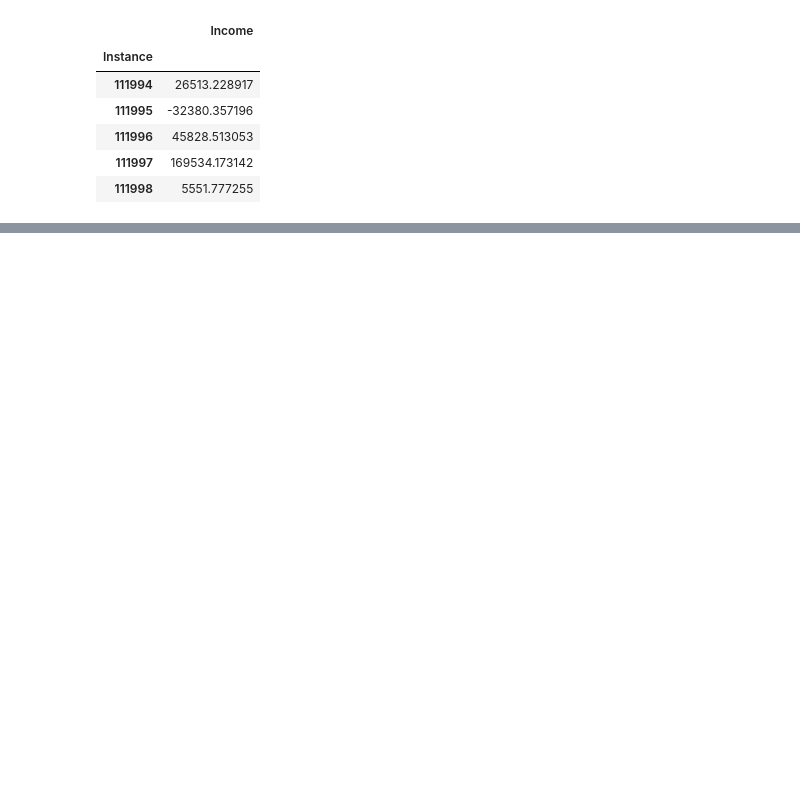
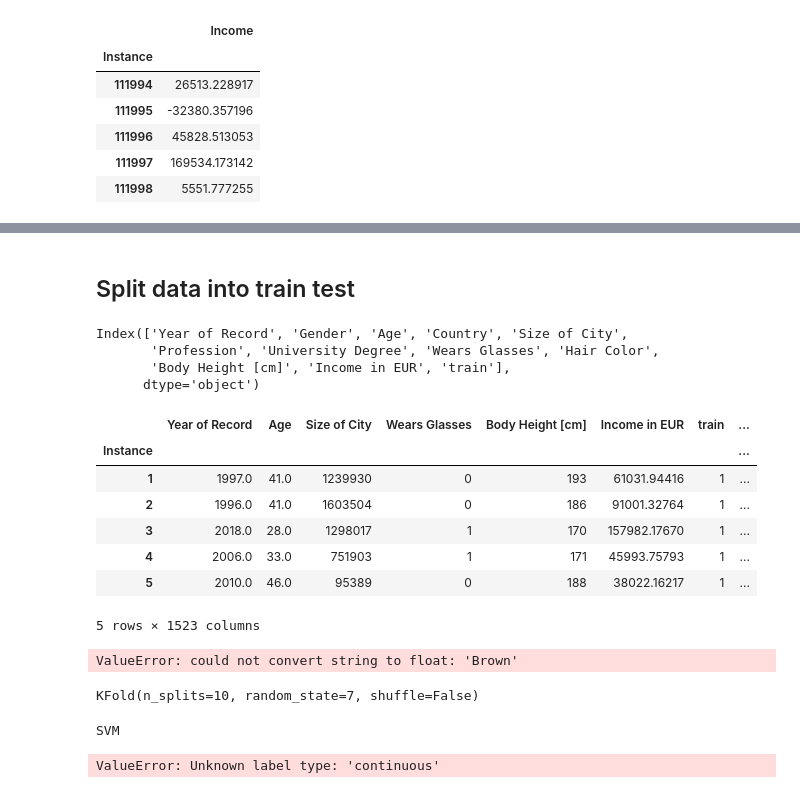
Before and after one commit to vanshika97/ML_IncomePrediction, a Jupyter notebook: income_prediction.ipynb, the cells around one changed output, grey strips where cells are left out. Drawn from its saved outputs; the diff is of its cells as text; code cells hidden in the pictures; blank space fills up the shorter version.

```diff
--- a/income_prediction.ipynb
+++ b/income_prediction.ipynb
@@ -351,0 +224,31 @@ KeyboardInterrupt:
+# %% [markdown]
+## Split data into train test
+# %%
+train_set.columns
+# %% [output]
+Index(['Year of Record', 'Gender', 'Age', 'Country', 'Size of City',
+       'Profession', 'University Degree', 'Wears Glasses', 'Hair Color',
+       'Body Height [cm]', 'Income in EUR', 'train'],
+      dtype='object')
+# %%
+temp = pd.get_dummies(train_set, columns = ["Profession","University Degree","Gender","Hair Color", "Country"])
+# %%
+temp.head()
+# %% [output]
+|  | Year of Record | Age | Size of City | Wears Glasses | Body Height [cm] | Income in EUR | train | ... |
+| Instance |  |  |  |  |  |  |  | ... |
+| 1 | 1997.0 | 41.0 | 1239930 | 0 | 193 | 61031.94416 | 1 | ... |
+| 2 | 1996.0 | 41.0 | 1603504 | 0 | 186 | 91001.32764 | 1 | ... |
+| 3 | 2018.0 | 28.0 | 1298017 | 1 | 170 | 157982.17670 | 1 | ... |
+| 4 | 2006.0 | 33.0 | 751903 | 1 | 171 | 45993.75793 | 1 | ... |
+| 5 | 2010.0 | 46.0 | 95389 | 0 | 188 | 38022.16217 | 1 | ... |
+5 rows × 1523 columns
+# %%
+from sklearn.model_selection import train_test_split
+from sklearn.linear_model import LogisticRegression
+X_train, X_test, y_train, y_test = train_test_split(train_set, train_set["Income in EUR"], test_size=0.30, random_state=42)
+model = LogisticRegression()
+lomodel = model.fit(X_train, y_train)
+y_pred = lomodel.predict(X_test)
+# %% [output]
+ValueError: could not convert string to float: 'Brown'
@@ -351,0 +268,28 @@ KeyboardInterrupt:
+# %%
+model_selection.KFold(n_splits=10, random_state=seed)
+# %% [output]
+KFold(n_splits=10, random_state=7, shuffle=False)
+# %%
+models = []
+# models.append(('LR', LogisticRegression(solver='liblinear', multi_class='ovr')))
+# models.append(('LDA', LinearDiscriminantAnalysis()))
+# models.append(('KNN', KNeighborsClassifier()))
+# models.append(('CART', DecisionTreeClassifier()))
+# models.append(('NB', GaussianNB()))
+models.append(('SVM', SVC(gamma='auto')))
+# evaluate each model in turn
+results = []
+names = []
+seed =7
+scoring = 'accuracy'
+kfold = model_selection.KFold(n_splits=10, random_state=seed)
+for name, model in models:
+    print(name)
+    cv_results = model_selection.cross_val_score(model, X_train, y_train, cv=kfold, scoring=scoring)
+    results.append(cv_results)
+    names.append(name)
+    msg = "%s: %f (%f)" % (name, cv_results.mean(), cv_results.std())
+    print(msg)
+# %% [output]
+SVM
+ValueError: Unknown label type: 'continuous'
```
Also changed, not shown: parts of 47 cells of this notebook, 1 other file.
